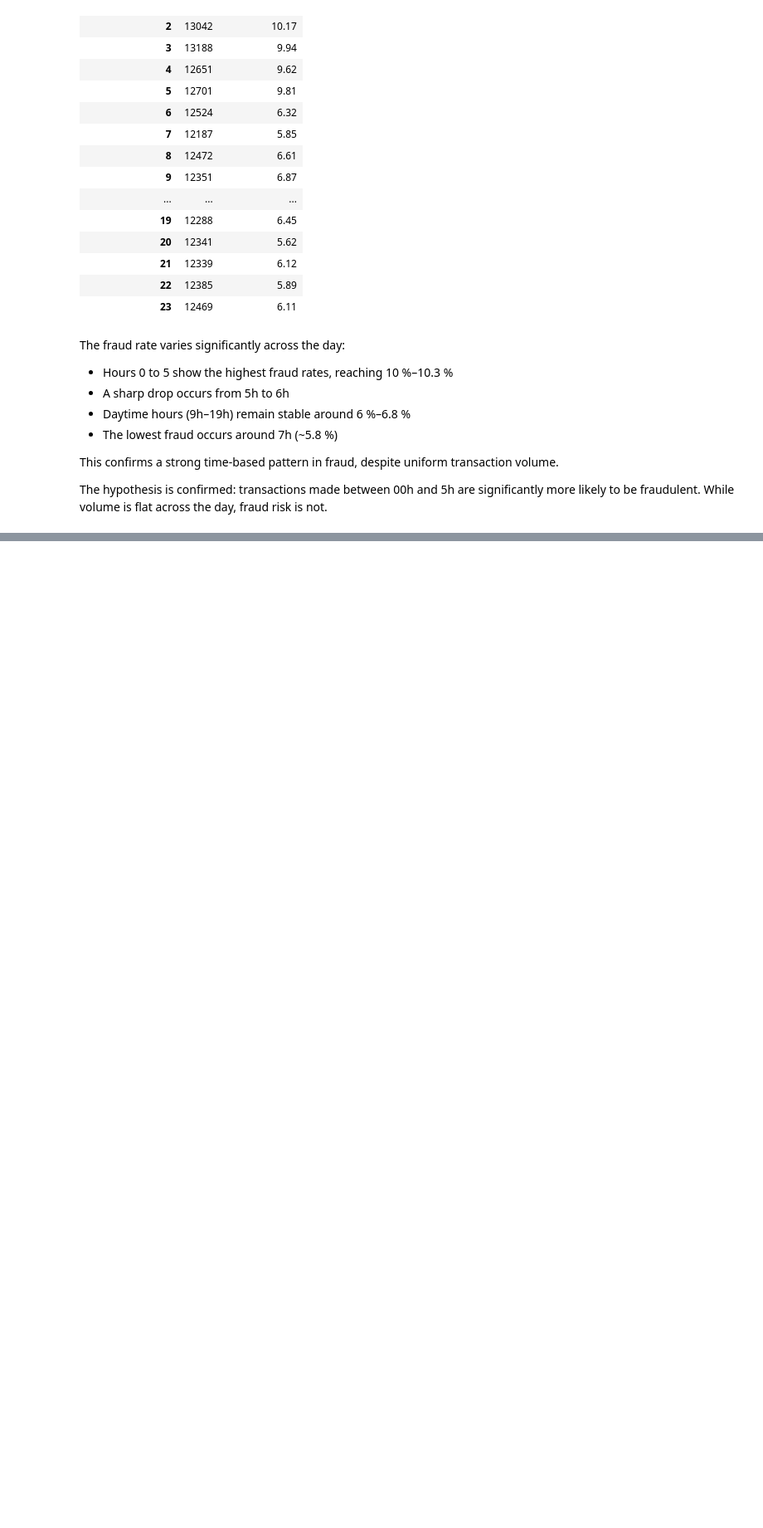
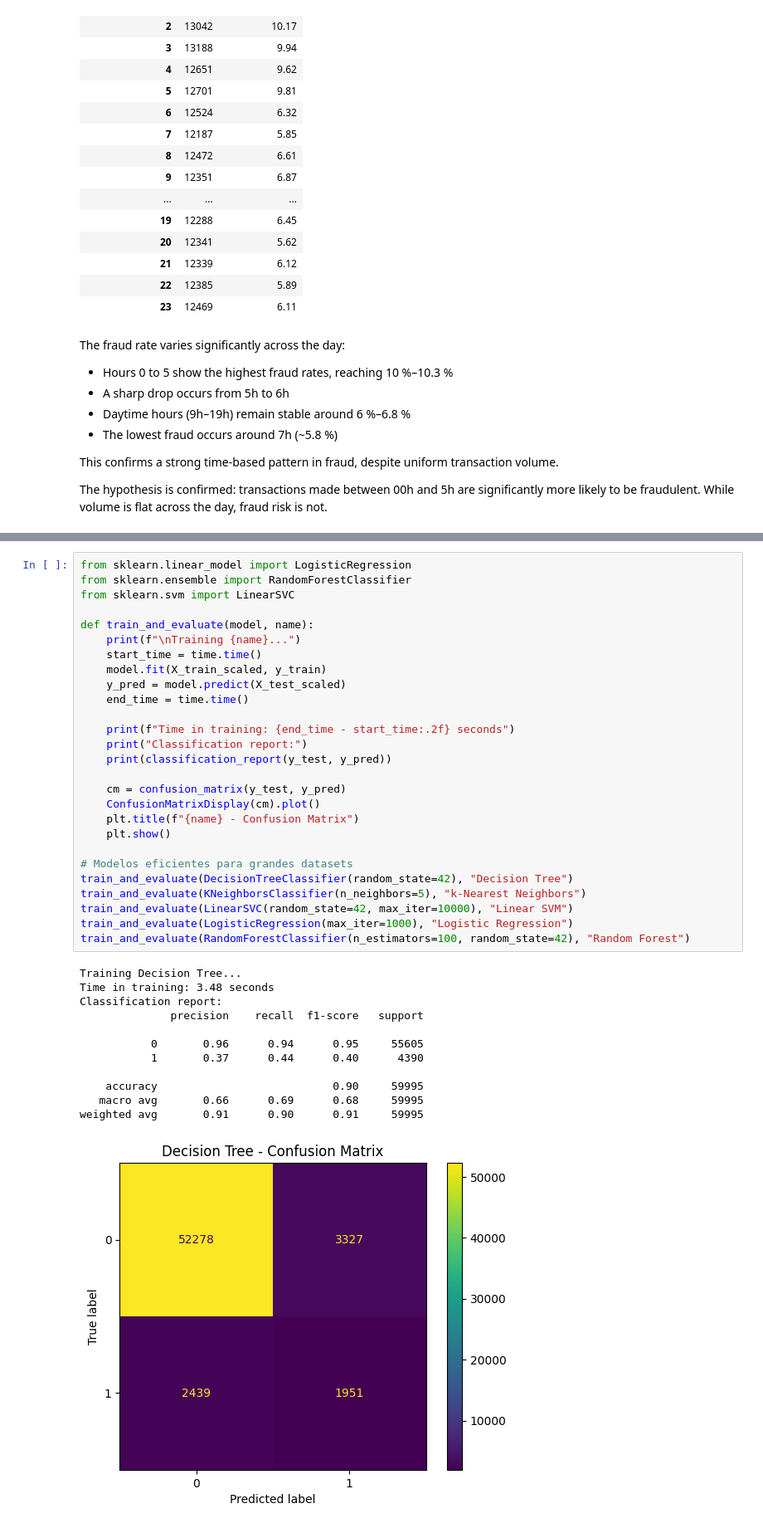
Before and after one commit to joaopcastro710/Proj_AI, a Jupyter notebook: Project 2/Proj2.ipynb, the cells around one changed output, grey strips where cells are left out. Shown at 83% size. Saved outputs shown, nothing was run; the diff lists cells and outputs as text; blank space fills up the shorter version.

```diff
--- a/Project 2/Proj2.ipynb
+++ b/Project 2/Proj2.ipynb
@@ -708,0 +679,40 @@ This confirms a strong time-based pattern in fraud, despite uniform transaction
+# %%
+from sklearn.linear_model import LogisticRegression
+from sklearn.ensemble import RandomForestClassifier
+from sklearn.svm import LinearSVC
+
+def train_and_evaluate(model, name):
+    print(f"\nTraining {name}...")
+    start_time = time.time()
+    model.fit(X_train_scaled, y_train)
+    y_pred = model.predict(X_test_scaled)
+    end_time = time.time()
+
+    print(f"Time in training: {end_time - start_time:.2f} seconds")
+    print("Classification report:")
+    print(classification_report(y_test, y_pred))
+
+    cm = confusion_matrix(y_test, y_pred)
+    ConfusionMatrixDisplay(cm).plot()
+    plt.title(f"{name} - Confusion Matrix")
+    plt.show()
+
+# Modelos eficientes para grandes datasets
+train_and_evaluate(DecisionTreeClassifier(random_state=42), "Decision Tree")
+train_and_evaluate(KNeighborsClassifier(n_neighbors=5), "k-Nearest Neighbors")
+train_and_evaluate(LinearSVC(random_state=42, max_iter=10000), "Linear SVM")
+train_and_evaluate(LogisticRegression(max_iter=1000), "Logistic Regression")
+train_and_evaluate(RandomForestClassifier(n_estimators=100, random_state=42), "Random Forest")
+# %% [output]
+Training Decision Tree...
+Time in training: 3.48 seconds
+Classification report:
+              precision    recall  f1-score   support
+
+           0       0.96      0.94      0.95     55605
+           1       0.37      0.44      0.40      4390
+
+    accuracy                           0.90     59995
+   macro avg       0.66      0.69      0.68     59995
+weighted avg       0.91      0.90      0.91     59995
+[figure, added]
```
Also changed, not shown: parts of 7 cells of this notebook.
